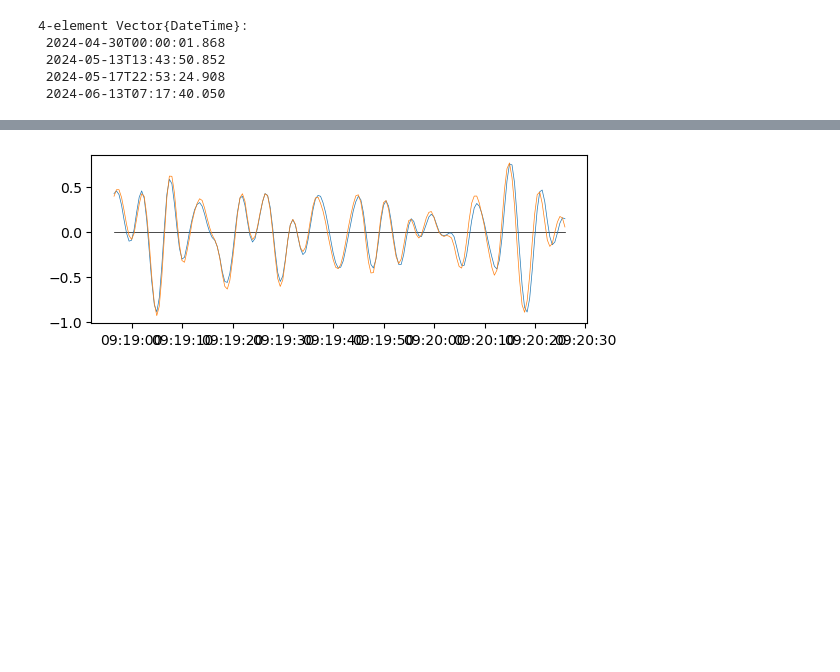
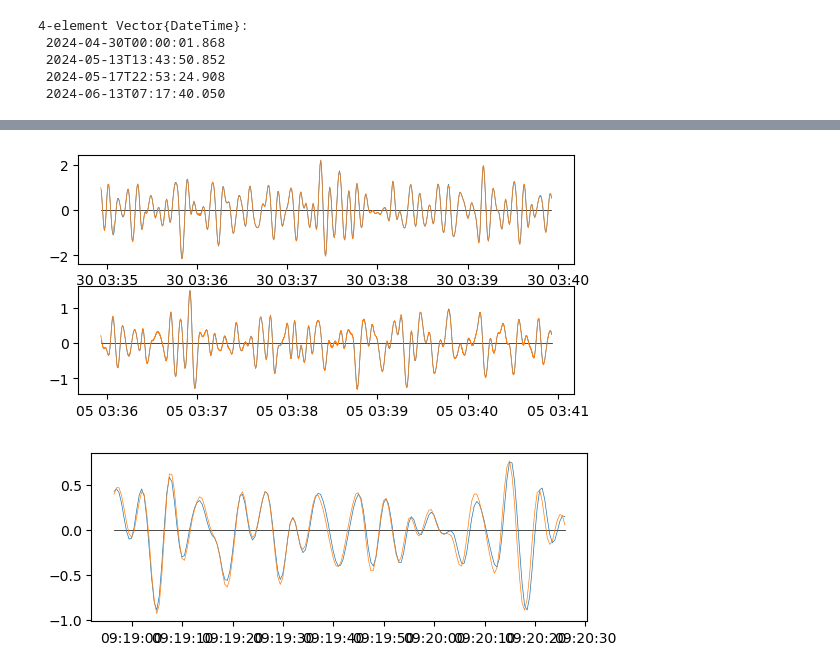
Before and after one commit to deszoeke/lidar, a Jupyter notebook: rot_sandbox.ipynb, the cells around one changed output, grey strips where cells are left out. Drawn from its saved outputs; the diff is of its cells as text; code cells hidden in the pictures; blank space fills up the shorter version.

```diff
--- a/rot_sandbox.ipynb
+++ b/rot_sandbox.ipynb
@@ -555,3 +540,35 @@ D = Dict(:dt_minute => dts , :VN_idx_offset => optlag)
+# %%
+ind = findall(abs.((dts.+Second(4)) .- DateTime(2024,4,30,3,35)) .< Second(30))[1]
+post, poen, vnst, vnen = daylimits(dts[ind], Minute(5))
+# vv = round.(Integer, range(optlag[ind]+vnst, step=sample_factor, length=poen-post+1))
+vv = (vnst:vnen) #.- optlag[ind]
+pp = post:poen
+
+# plot demonstrates that it's synced
+clf()
+subplot(3,1,1)
+plot(posmvdt[[post, poen]], [0,0], color="k", linewidth=0.5)
+plot(posmvdt[pp], anom(Pashr[:pitch][pp]), label="POSMV pitch", linewidth=0.5) # blue
+# plot(posmvdt[pp], anom(Vn[:Roll][vv]), label="VectorNav roll", linewidth=0.5)
+plot(vndt[vv]-Second(18), anom(Vn[:Roll][vv]), label="VectorNav roll", linewidth=0.5)
+# plot(posmvdt[post:poen], 100.0 .*θrate[post:poen], label="rate", linewidth=0.5)
+# plot(posmvdt[post:poen], 100.0 .*anom(θrate[post:poen]), label="rate", linewidth=0.5)
+
+ind = findall(abs.((dts.+Second(4)) .- DateTime(2024,5,5,3,36)) .< Second(30))[1]
+post, poen, vnst, vnen = daylimits(dts[ind], Minute(5))
+# vv = round.(Integer, range(optlag[ind]+vnst, step=sample_factor, length=poen-post+1))
+vv = (vnst:vnen) #.+ optlag[ind]
+pp = post:poen
+subplot(3,1,2)
+plot(posmvdt[[post, poen]], [0,0], color="k", linewidth=0.5)
+plot(posmvdt[pp], anom(Pashr[:pitch][post:poen]), label="POSMV pitch", linewidth=0.5) # blue
+# plot(posmvdt[pp], anom(Vn[:Roll][vv]), label="VectorNav roll", linewidth=0.5)
+plot(vndt[vv]-Second(18), anom(Vn[:Roll][vv]), label="VectorNav roll", linewidth=0.5)
+# plot(posmvdt[post:poen], 100.0 .*θrate[post:poen], label="rate", linewidth=0.5)
+# plot(posmvdt[post:poen], 100.0 .*anom(θrate[post:poen]), label="rate", linewidth=0.5)
+gcf()
+# %% [output]
+[figure, added]
 # %%
 # test plot one minute
 i = 200
```
Also changed, not shown: parts of 15 cells of this notebook.
